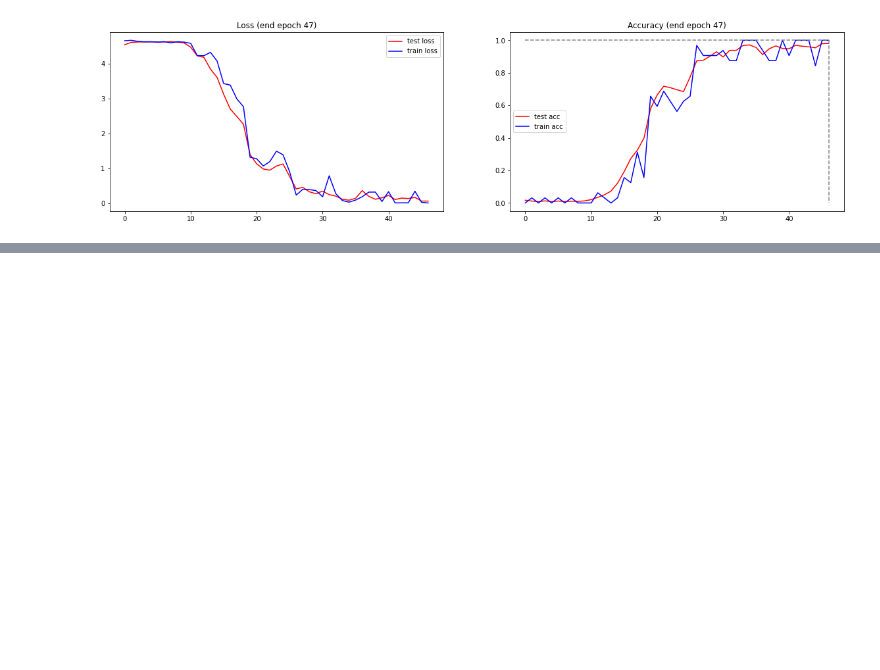
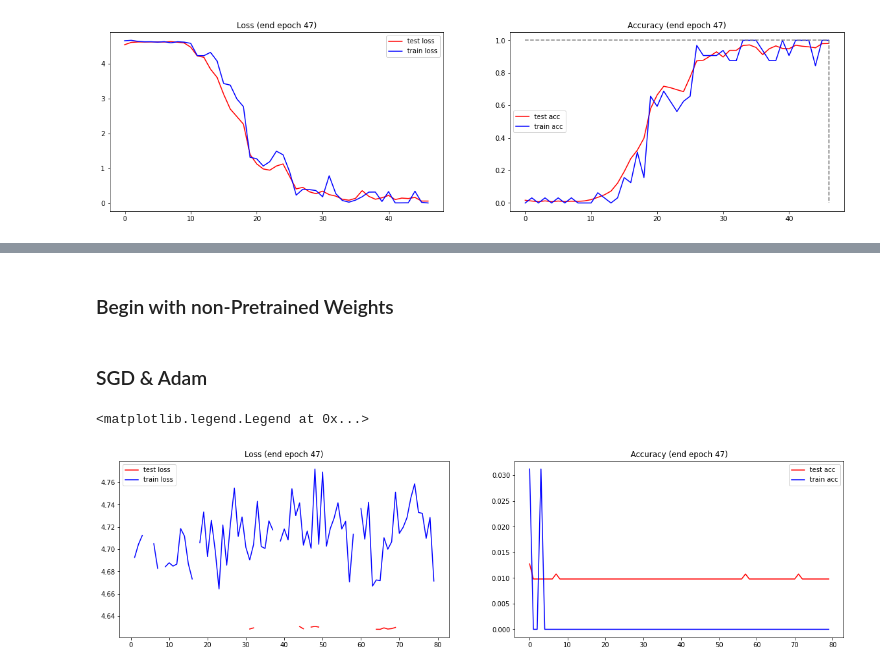
Before and after one commit to Kchanghun/Deeplearning_Basic, a Jupyter notebook: Torch/Model/VGGNet.ipynb, the cells around one changed output, grey strips where cells are left out. Saved outputs shown, nothing was run; the diff lists cells and outputs as text; code cells hidden in the pictures; blank space fills up the shorter version.

Commit message:
Train VGG Network with Flowers102 Dataset

```diff
--- a/Torch/Model/VGGNet.ipynb
+++ b/Torch/Model/VGGNet.ipynb
@@ -161,9 +161,9 @@ class VGGNet(nn.Module):
         x = self.classifier(x)
         return x
 # %%
-model = VGGNet()
-summary(model,(3,224,224),batch_size=256)
-model.to(mps_device)
+non_pretrained_model = VGGNet(num_classes=102)
+summary(non_pretrained_model,(3,224,224),batch_size=32)
+non_pretrained_model.to(mps_device)
 # %% [output]
 ----------------------------------------------------------------
         Layer (type)               Output Shape         Param #
@@ -241,10 +241,10 @@ Sequential(
 # %% [markdown]
 # Train
 # %%
-learning_rate = 0.01
-epochs = 90
+learning_rate = 0.1
+epochs = 80
 loss_fn = nn.CrossEntropyLoss()
-optimizer = torch.optim.SGD(vgg_16_model.parameters(), lr=learning_rate, momentum=0.9, weight_decay=0.0005)
+optimizer = torch.optim.Adam(non_pretrained_model.parameters(),lr=learning_rate,betas=(0.9,0.999),eps=1e-4,weight_decay=0.0001)
 # %%
 train_acc, train_loss = [],[]
 test_acc, test_loss = [],[]
@@ -280,9 +280,9 @@ test_acc = checkpoint['test_acc']
 train_loss = checkpoint['train_loss']
 test_loss = checkpoint['test_loss']
 # %%
-for t in range(70):
-    tr_acc, tr_loss = train_loop(True,'GPU',train_dataloader,vgg_16_model,loss_fn,optimizer)
-    te_acc, te_loss = test_loop(False, 'GPU',test_dataloader, vgg_16_model, loss_fn)
+for t in range(epochs):
+    tr_acc, tr_loss = train_loop(True,'GPU',train_dataloader,non_pretrained_model,loss_fn,optimizer)
+    te_acc, te_loss = test_loop(False, 'GPU',test_dataloader, non_pretrained_model, loss_fn)
     train_acc.append(tr_acc)
     train_loss.append(tr_loss[-1])
     test_acc.append(te_acc)
@@ -340,0 +359,19 @@ ax.legend()
+# %% [markdown]
+### Begin with non-Pretrained Weights
+# %% [markdown]
+### SGD & Adam
+# %%
+fig = plt.figure(figsize=(20,5))
+ax = fig.add_subplot(1,2,1)
+ax.set_title('Loss (end epoch 47)')
+ax.plot(test_loss,'-r',label='test loss')
+ax.plot(train_loss,'-b',label='train loss')
+ax.legend()
+ax = fig.add_subplot(1,2,2)
+ax.set_title('Accuracy (end epoch 47)')
+ax.plot(test_acc,'-r',label='test acc')
+ax.plot(train_acc,'-b',label='train acc')
+ax.legend()
+# %% [output]
+<matplotlib.legend.Legend at 0x...>
+[figure, added]
```
Also changed, not shown: parts of 8 cells of this notebook, 1 other file.
